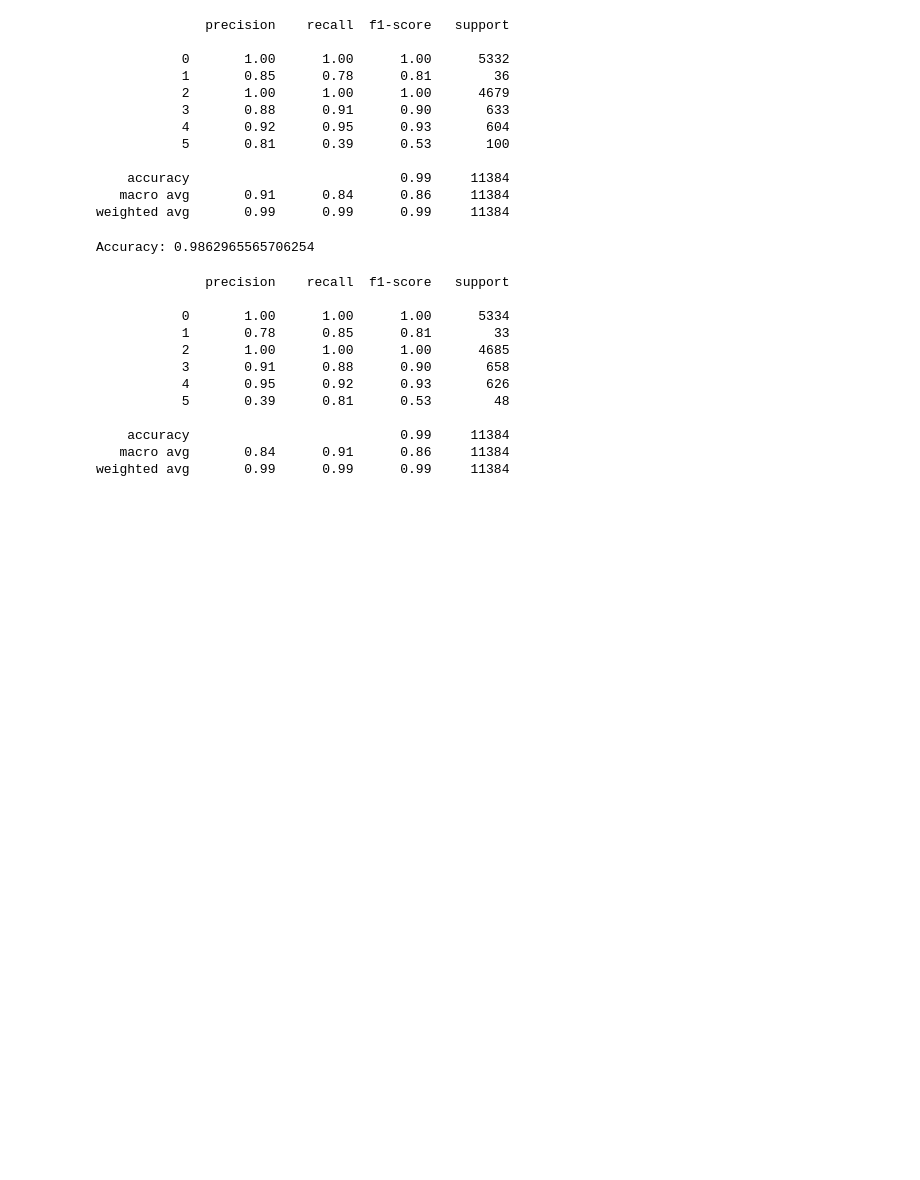
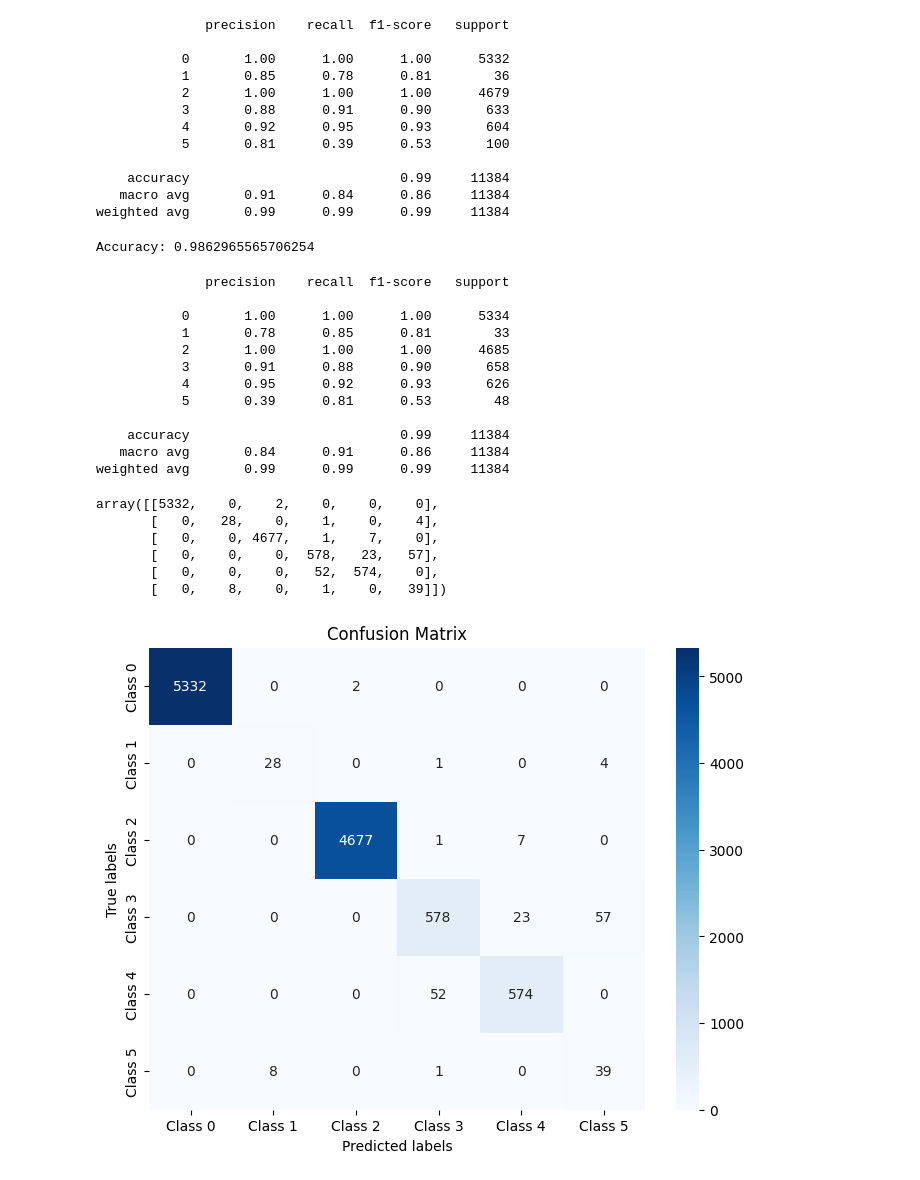
Before and after one commit to Wissemamr/AQI_classification, a Jupyter notebook: src/classification_algortihms/KNN.ipynb, the cells around one changed output. Drawn from its saved outputs; the diff is of its cells as text; code cells hidden in the pictures; blank space fills up the shorter version.

```diff
--- a/src/classification_algortihms/KNN.ipynb
+++ b/src/classification_algortihms/KNN.ipynb
@@ -167,0 +172,22 @@ weighted avg       0.99      0.99      0.99     11384
+# %%
+
+conf_matrix = confusion_matrix(y_pred, y_test)
+conf_matrix
+# %% [output]
+array([[5332,    0,    2,    0,    0,    0],
+       [   0,   28,    0,    1,    0,    4],
+       [   0,    0, 4677,    1,    7,    0],
+       [   0,    0,    0,  578,   23,   57],
+       [   0,    0,    0,   52,  574,    0],
+       [   0,    8,    0,    1,    0,   39]])
+# %%
+# Plot confusion matrix
+plt.figure(figsize=(8, 6))
+labels = ['Class 0', 'Class 1', 'Class 2', 'Class 3', 'Class 4', 'Class 5']
+sns.heatmap(conf_matrix, annot=True, fmt='d', cmap='Blues', xticklabels=labels, yticklabels=labels)
+plt.xlabel('Predicted labels')
+plt.ylabel('True labels')
+plt.title('Confusion Matrix')
+plt.show()
+# %% [output]
+[figure, added]
```
Also changed, not shown: parts of 12 cells of this notebook, 1 other file.
